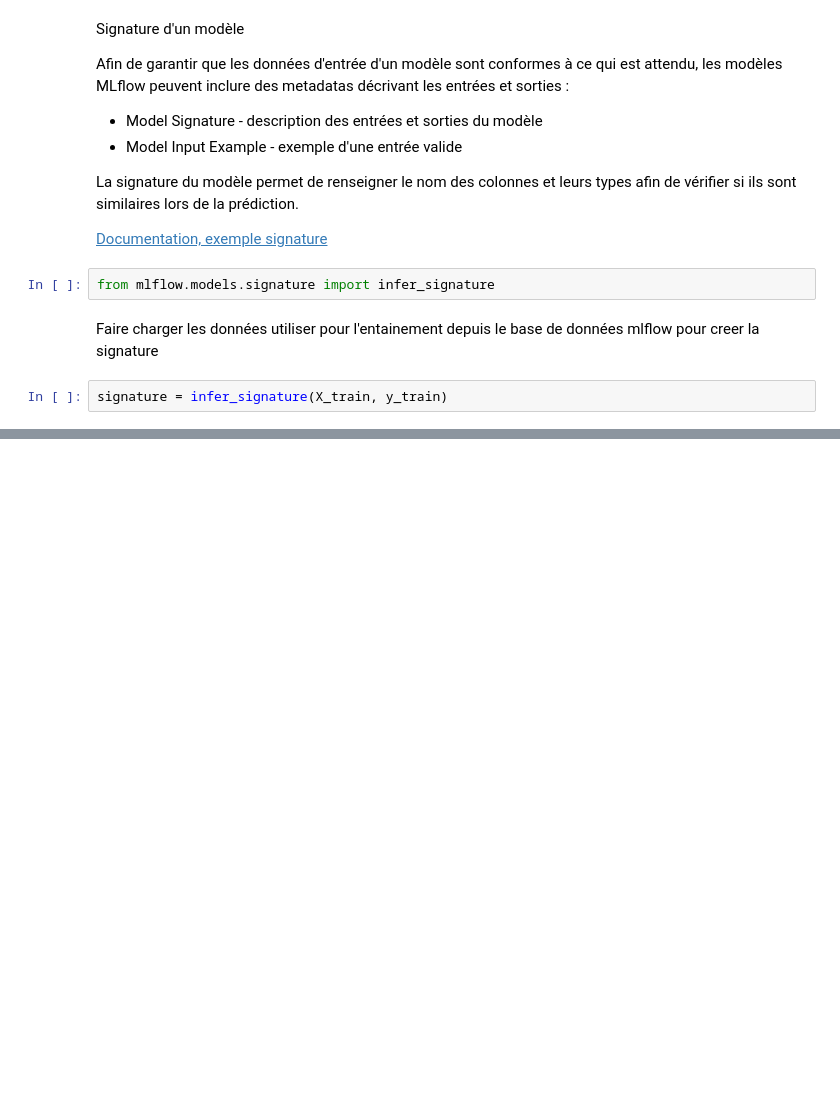
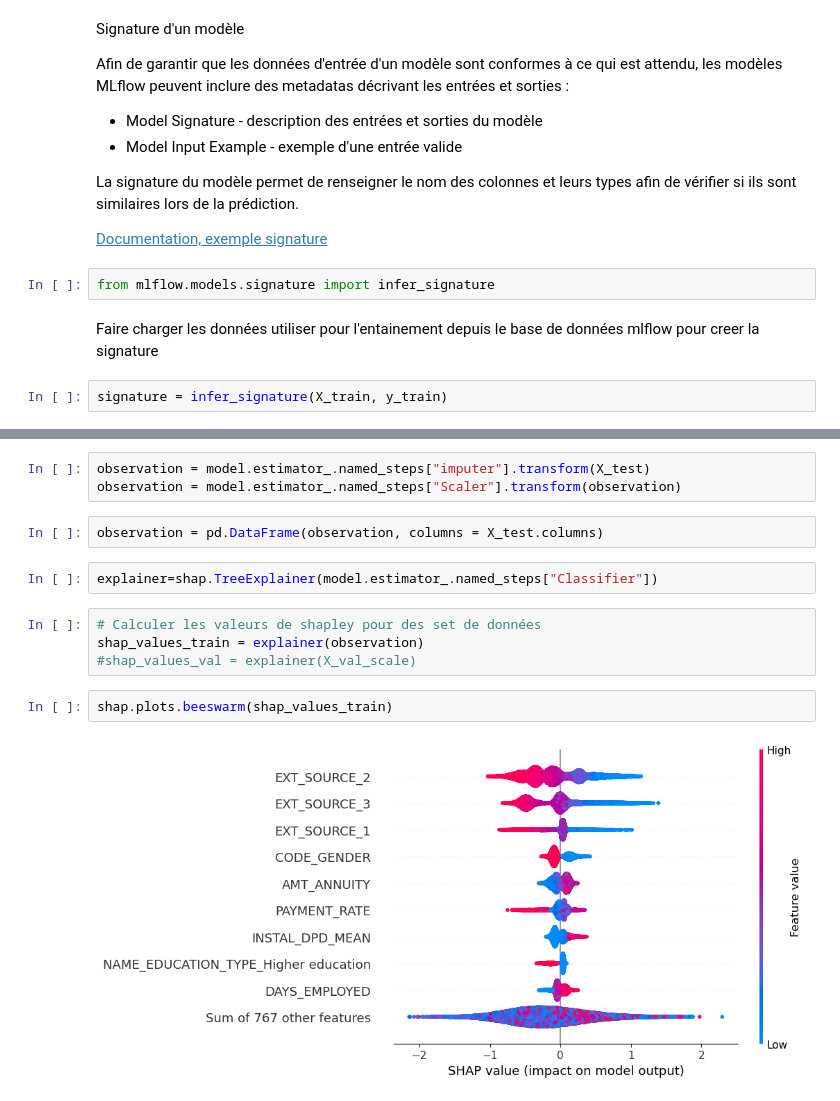
Before and after one commit to TugdualSUZON/Projet-7-Implementez-un-modele-de-scoring, a Jupyter notebook: mlflow_model_training.ipynb, the cells around one changed output, grey strips where cells are left out. Cells and saved outputs as stored; diff of their text form; blank space fills up the shorter version.

```diff
--- a/mlflow_model_training.ipynb
+++ b/mlflow_model_training.ipynb
@@ -945,0 +996,15 @@ To fix the mismatches, call `mlflow.pyfunc.get_model_dependencies(model_uri)` to
+# %%
+observation = model.estimator_.named_steps["imputer"].transform(X_test)
+observation = model.estimator_.named_steps["Scaler"].transform(observation)
+# %%
+observation = pd.DataFrame(observation, columns = X_test.columns)
+# %%
+explainer=shap.TreeExplainer(model.estimator_.named_steps["Classifier"])
+# %%
+# Calculer les valeurs de shapley pour des set de données
+shap_values_train = explainer(observation)
+#shap_values_val = explainer(X_val_scale)
+# %%
+shap.plots.beeswarm(shap_values_train)
+# %% [output]
+[figure, added]
```
Also changed, not shown: parts of 29 cells of this notebook.
